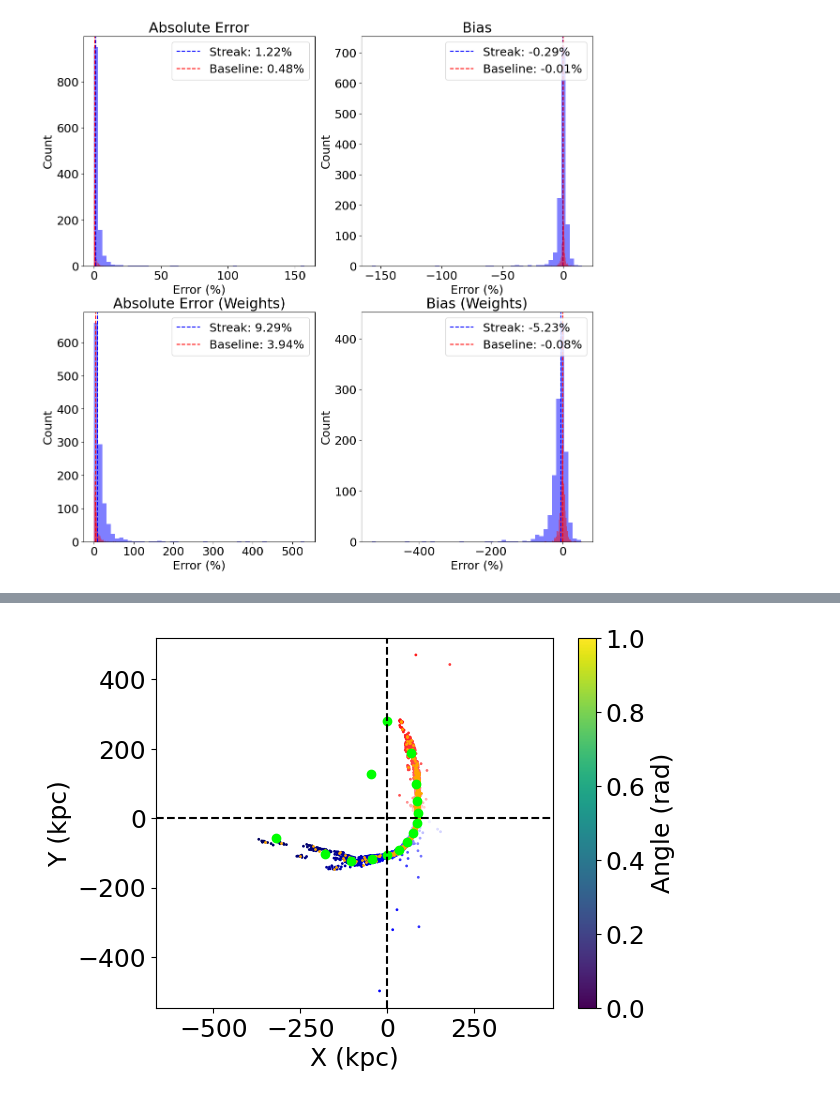
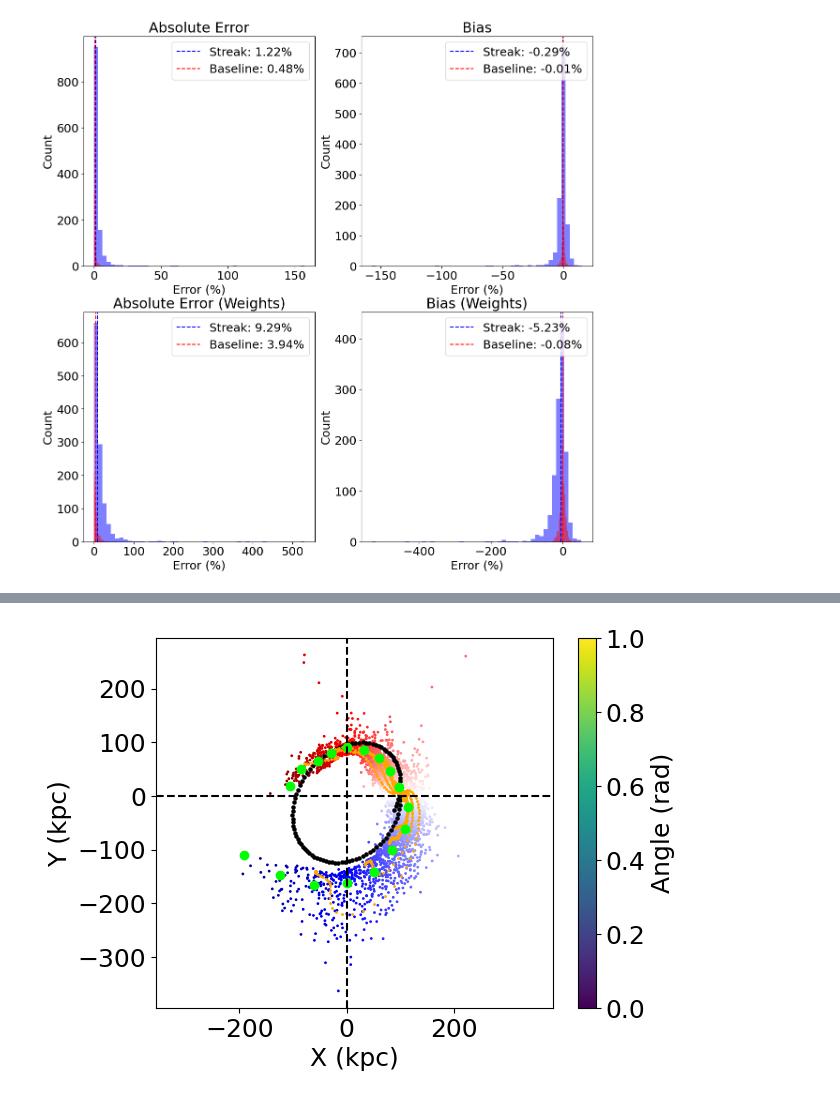
Before and after one commit to David-Chemaly/StreaMAX, a Jupyter notebook: quick_start.ipynb, the cells around one changed output, grey strips where cells are left out. Cells and saved outputs as stored; diff of their text form; code cells hidden in the pictures.

```diff
--- a/quick_start.ipynb
+++ b/quick_start.ipynb
@@ -191,7 +183,11 @@ plt.legend(loc='upper right')
 # %%
+%reload_ext autoreload
+%autoreload 2
+from first import *
+
 start = tt.time()
 theta_stream_first, xv_stream_first, theta_sat_first, xv_sat_first, S, dS, refs, samples = generate_stream_first(params,  seed=111+1)
-theta_samples, xv_samples = inference_stream(theta_stream_first, xv_stream_first, refs, S, seed=111, disp_x=0.3, disp_v=1.)
+theta_samples, xv_samples = inference_first(theta_stream_first, xv_stream_first, refs, S, seed=111, disp_x=0.1, disp_v=10.)
 end = tt.time()
 print(f"Time taken to generate stream using First: {end - start:.2f} seconds")
 count_first, theta_bin_first, r_bin_first, w_bin_first = get_track(theta_samples, xv_samples[:, 0], xv_samples[:, 1])
@@ -200,15 +201,16 @@ Time taken to generate stream using First: 0.06 seconds
 # %%
 plt.scatter(xv_samples[:, 0], xv_samples[:, 1], c=theta_samples, s=1, cmap='seismic', vmin=-np.pi, vmax=np.pi)
+plt.scatter(xv_sat_first[:, 0], xv_sat_first[:, 1], c='black', s=5)
 plt.scatter(xv_stream_first[:, 0], xv_stream_first[:, 1], c='orange', s=1)
 plt.colorbar(label='Angle (rad)')
 plt.scatter(r_bin_first*np.cos(theta_bin_first), r_bin_first*np.sin(theta_bin_first), c='lime')
 plt.axvline(0, color='k', linestyle='--')
 plt.axhline(0, color='k', linestyle='--')
 plt.xlabel('X (kpc)')
 plt.ylabel('Y (kpc)')
 plt.axis('equal');
 # %% [output]
-[figure, old version]
+[figure, new version]
 # %%
 N = 100
 other_seed = np.random.randint(1, 1000)
```
Also changed, not shown: parts of 13 cells of this notebook, 5 other files.
